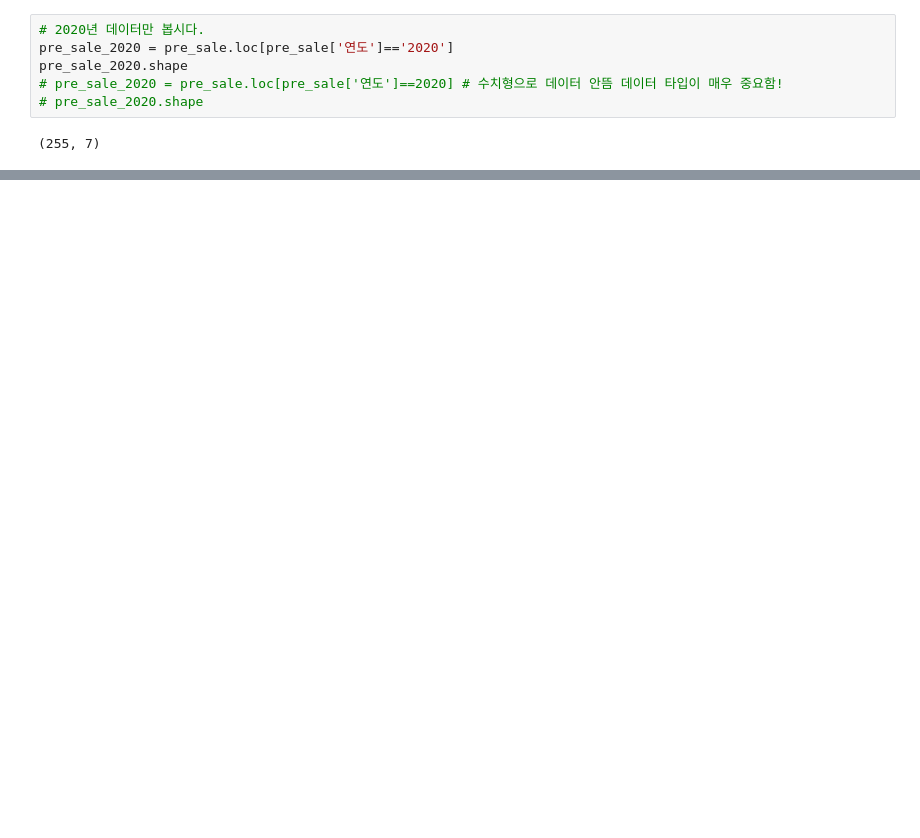
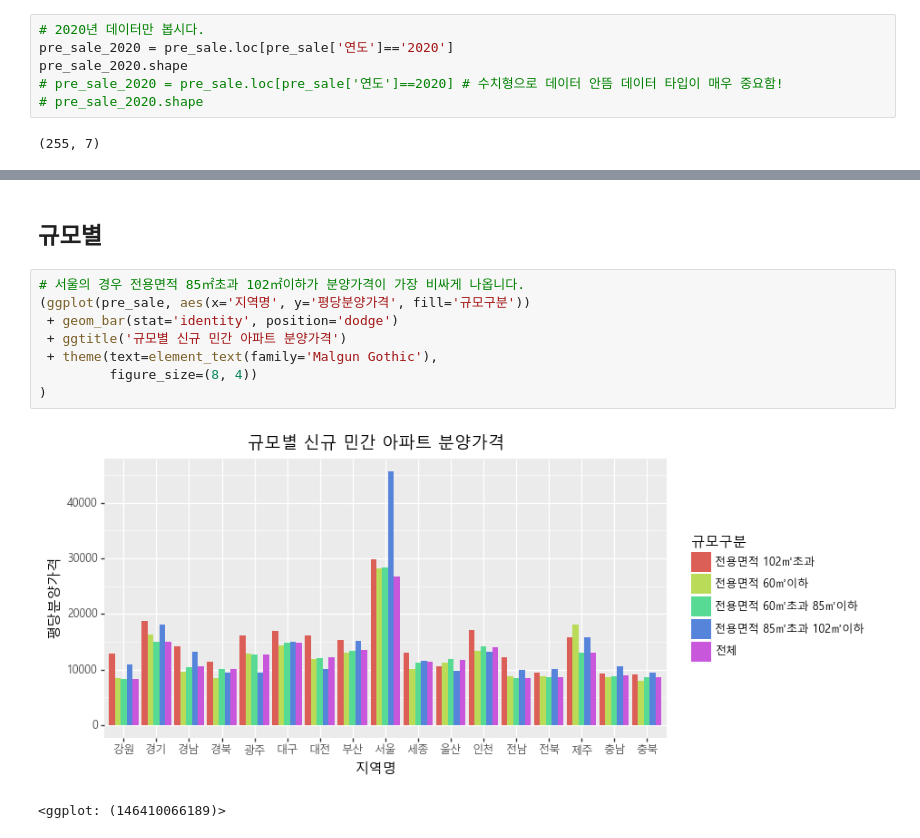
Before and after one commit to HeuiHyun/Todaycoding, a Jupyter notebook: 전국 신규 민간 아파트 분양가격 동향.ipynb, the cells around one changed output, grey strips where cells are left out. Cells and saved outputs as stored; diff of their text form; blank space fills up the shorter version.

```diff
--- a/전국 신규 민간 아파트 분양가격 동향.ipynb
+++ b/전국 신규 민간 아파트 분양가격 동향.ipynb
@@ -269,0 +466,13 @@ Name: 지역명, dtype: int64
+# %% [markdown]
+## 규모별
+# %%
+# 서울의 경우 전용면적 85㎡초과 102㎡이하가 분양가격이 가장 비싸게 나옵니다.
+(ggplot(pre_sale, aes(x='지역명', y='평당분양가격', fill='규모구분'))
+ + geom_bar(stat='identity', position='dodge')
+ + ggtitle('규모별 신규 민간 아파트 분양가격')
+ + theme(text=element_text(family='Malgun Gothic'),
+         figure_size=(8, 4))
+)
+# %% [output]
+[figure, added]
+<ggplot: (146410066189)>
```
Also changed, not shown: parts of 79 cells of this notebook.
